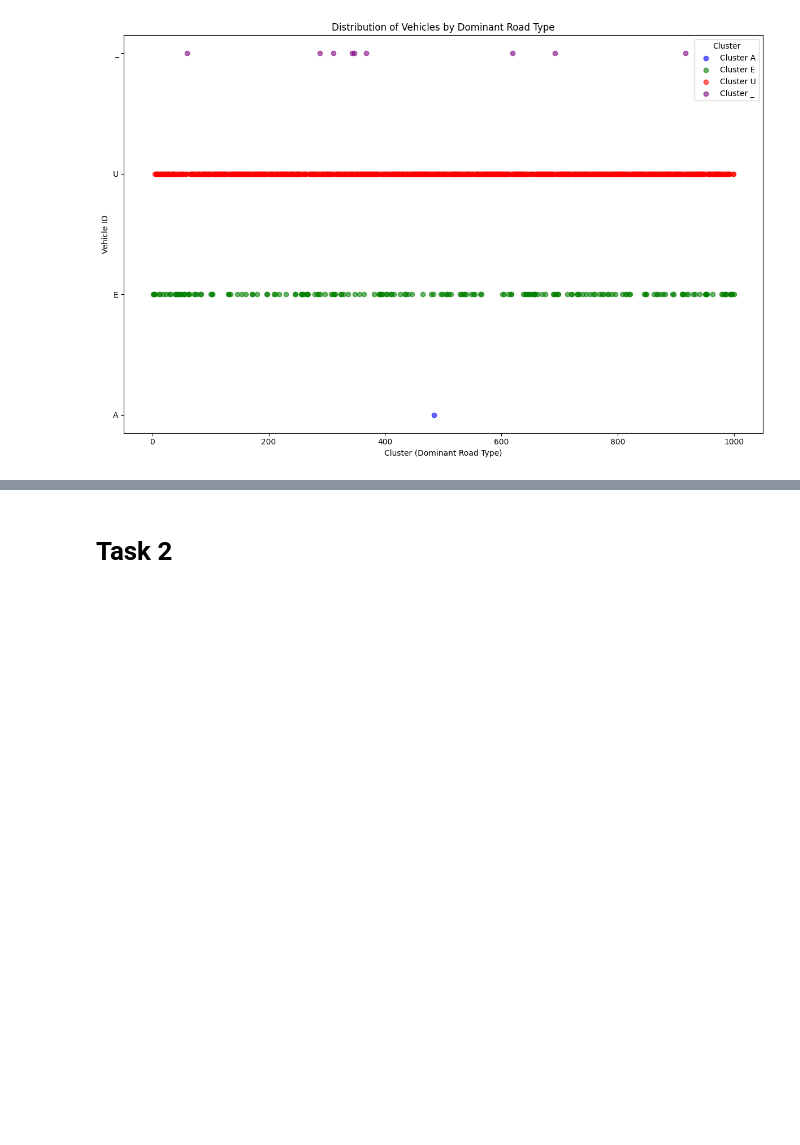
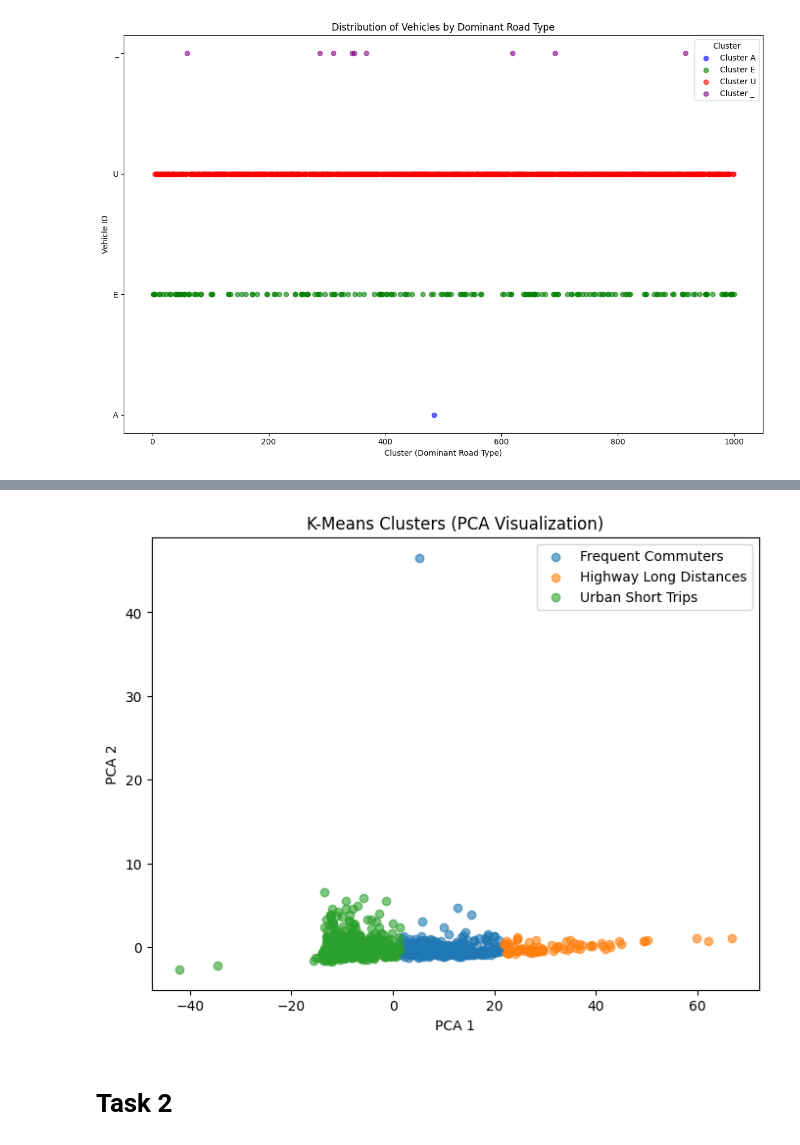
Before and after one commit to Mattiane/ICTforSmartMobilty_project, a Jupyter notebook: lab3/lab3_group18.ipynb, the cells around one changed output, grey strips where cells are left out. Saved outputs shown, nothing was run; the diff lists cells and outputs as text; code cells hidden in the pictures; blank space fills up the shorter version.

```diff
--- a/lab3/lab3_group18.ipynb
+++ b/lab3/lab3_group18.ipynb
@@ -278,3 +373,27 @@ number of vehicle for cluster _: 9
+# %%
+from sklearn.decomposition import PCA
+
+pca = PCA(n_components=2)
+X = vehicle_agg[["avg_trips_per_day", "avg_distance_per_day",
+                 "fraction_road_A", "fraction_road_U", "fraction_road_E"]]
+
+pca_result = pca.fit_transform(X)
+vehicle_agg["pca1"] = pca_result[:, 0]
+vehicle_agg["pca2"] = pca_result[:, 1]
+
+fig, ax = plt.subplots(figsize=(8, 6))
+for cluster_id in vehicle_agg["cluster"].unique():
+    subset = vehicle_agg[vehicle_agg["cluster"] == cluster_id]
+    ax.scatter(subset["pca1"], subset["pca2"],
+               label=cluster_names[cluster_id], alpha=0.6)
+
+ax.set_xlabel("PCA 1")
+ax.set_ylabel("PCA 2")
+ax.set_title("K-Means Clusters (PCA Visualization)")
+ax.legend()
+plt.show()
+# %% [output]
+[figure, added]
 # %% [markdown]
 # Task 2
 # %% [markdown]
```
Also changed, not shown: parts of 13 cells of this notebook.
